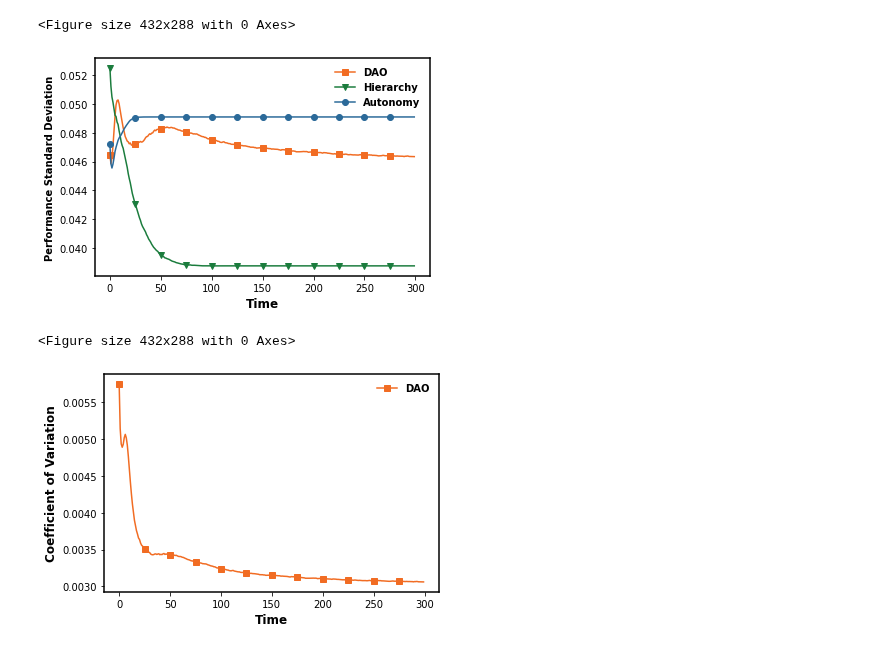
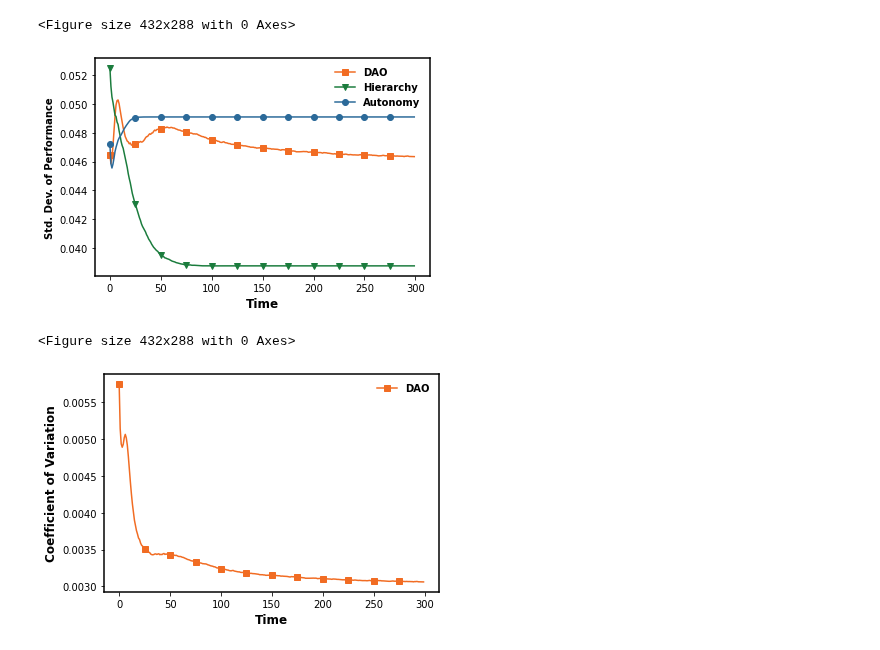
Before and after one commit to GrandJune/DAOs, a Jupyter notebook: V4/DHA/Evaluator.ipynb, the cells around one changed output. Saved outputs shown, nothing was run; the diff lists cells and outputs as text; code cells hidden in the pictures.

```diff
--- a/V4/DHA/Evaluator.ipynb
+++ b/V4/DHA/Evaluator.ipynb
@@ -152,22 +152,22 @@ plt.clf()
 # %%
 # Variance
 x = range(len(dao_performance))
 fig, ax = plt.subplots()
 ax.spines["left"].set_linewidth(1.5)
 ax.spines["right"].set_linewidth(1.5)
 ax.spines["top"].set_linewidth(1.5)
 ax.spines["bottom"].set_linewidth(1.5)
 ax.plot(x, dao_variance, "-s", color=nature_orange, label="DAO", markevery=25)
 ax.plot(x, hierarchy_variance, "-v", color=nature_green, label="Hierarchy", markevery=25)
 ax.plot(x, autonomy_variance, "-o", color=nature_blue, label="Autonomy", markevery=25)
 plt.xlabel('Time', fontweight='bold', fontsize=12)
-plt.ylabel('Performance Standard Deviation', fontweight='bold', fontsize=10)
+plt.ylabel('Std. Dev. of Performance', fontweight='bold', fontsize=10)
 ax.legend(frameon=False, ncol=1, fontsize=12, prop=legend_properties)
-plt.savefig(data_folder + r"\DHA_variance.png", transparent=True, dpi=300)
+plt.savefig(data_folder + r"\DHA_sd.png", transparent=True, dpi=300)
 plt.show()
 plt.clf()
 # %% [output]
-[figure, old version]
+[figure, new version]
 <Figure size 432x288 with 0 Axes>
 # %%
 # CV
```
Also changed, not shown: 1 other file.
